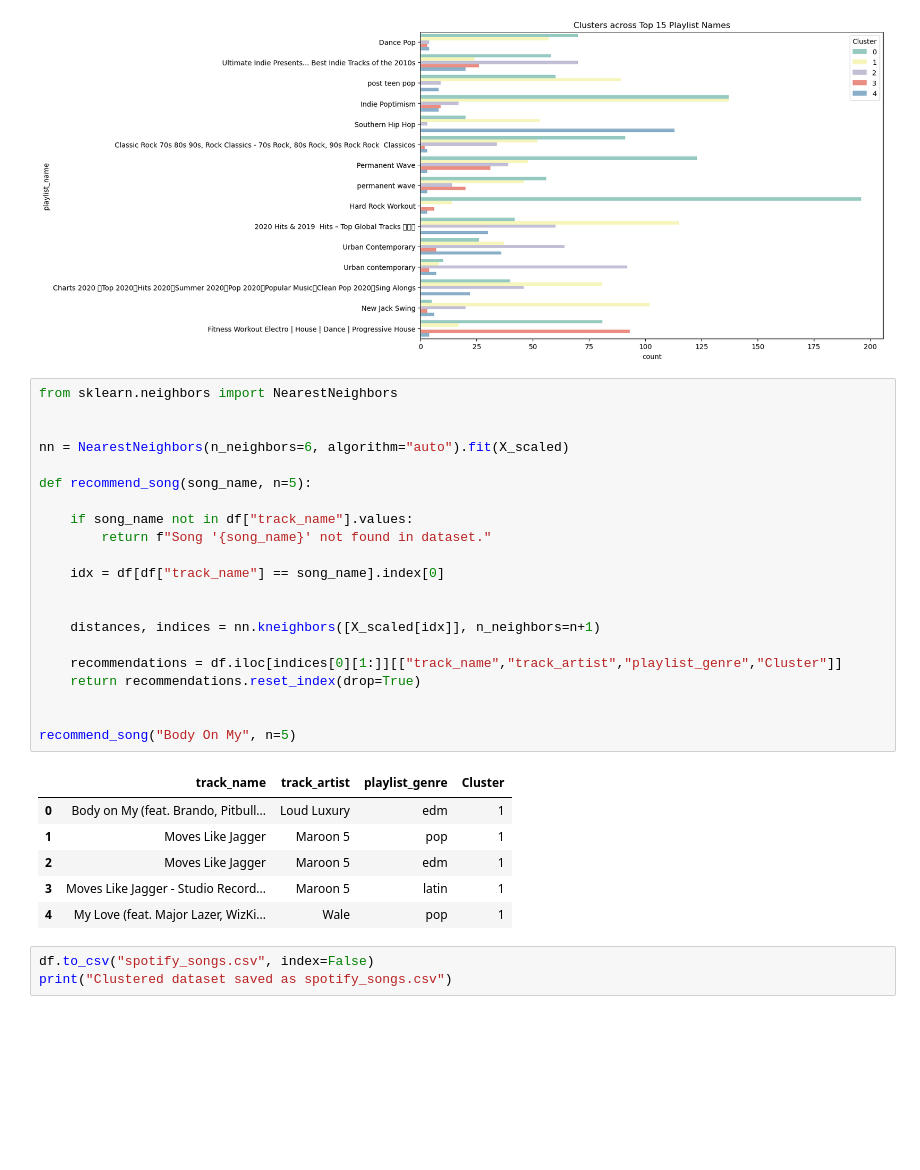
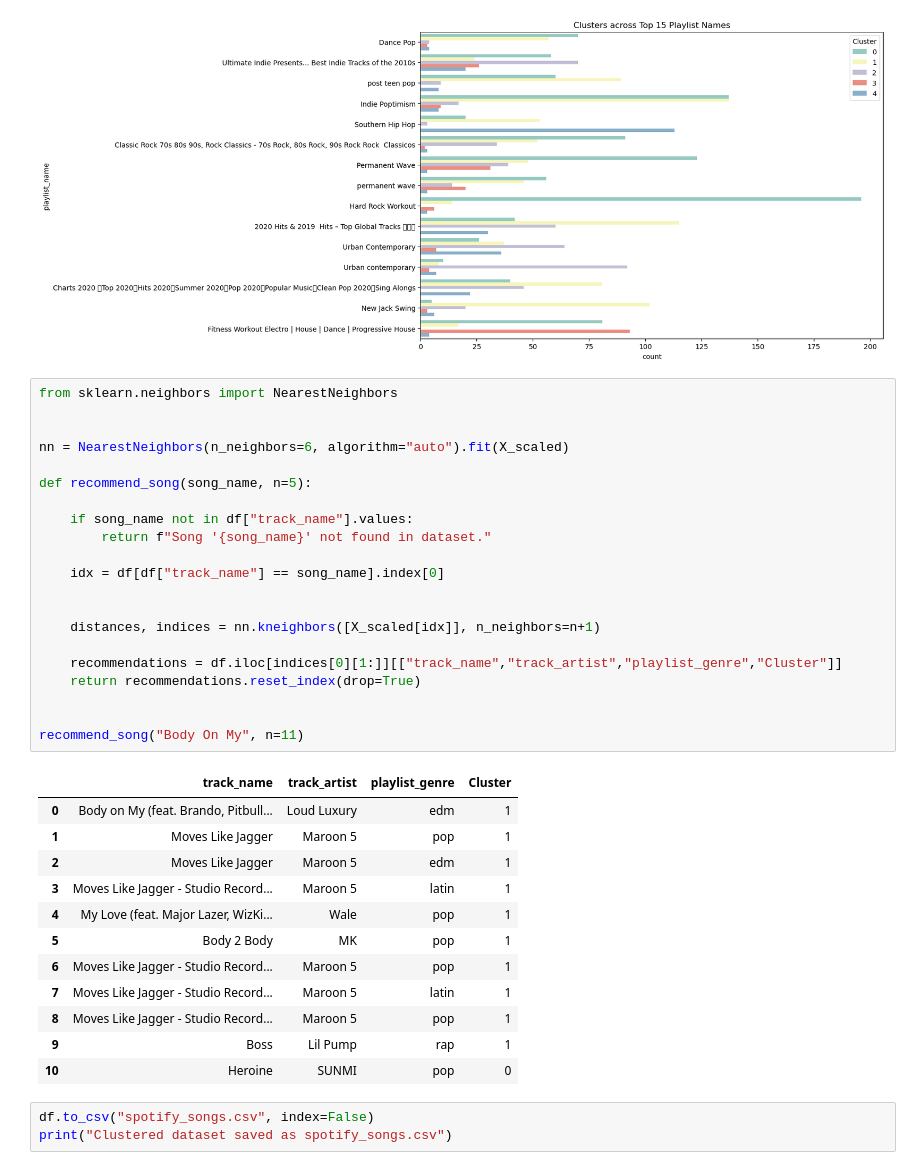
Before and after one commit to vinitaparab/Spotify-Genre-Segmentation, a Jupyter notebook: Spotify-Genre-Segmentation.ipynb, the cells around one changed output. Saved outputs shown, nothing was run; the diff lists cells and outputs as text; blank space fills up the shorter version.

```diff
--- a/Spotify-Genre-Segmentation.ipynb
+++ b/Spotify-Genre-Segmentation.ipynb
@@ -172,31 +184,37 @@ else:
 # %%
 from sklearn.neighbors import NearestNeighbors
 
 
 nn = NearestNeighbors(n_neighbors=6, algorithm="auto").fit(X_scaled)
 
 def recommend_song(song_name, n=5):
 
     if song_name not in df["track_name"].values:
         return f"Song '{song_name}' not found in dataset."
 
     idx = df[df["track_name"] == song_name].index[0]
 
 
     distances, indices = nn.kneighbors([X_scaled[idx]], n_neighbors=n+1)
 
     recommendations = df.iloc[indices[0][1:]][["track_name","track_artist","playlist_genre","Cluster"]]
     return recommendations.reset_index(drop=True)
 
 
-recommend_song("Body On My", n=5)
+recommend_song("Body On My", n=11)
 # %% [output]
 |  | track_name | track_artist | playlist_genre | Cluster |
 | 0 | Body on My (feat. Brando, Pitbull... | Loud Luxury | edm | 1 |
 | 1 | Moves Like Jagger | Maroon 5 | pop | 1 |
 | 2 | Moves Like Jagger | Maroon 5 | edm | 1 |
 | 3 | Moves Like Jagger - Studio Record... | Maroon 5 | latin | 1 |
 | 4 | My Love (feat. Major Lazer, WizKi... | Wale | pop | 1 |
+| 5 | Body 2 Body | MK | pop | 1 |
+| 6 | Moves Like Jagger - Studio Record... | Maroon 5 | pop | 1 |
+| 7 | Moves Like Jagger - Studio Record... | Maroon 5 | latin | 1 |
+| 8 | Moves Like Jagger - Studio Record... | Maroon 5 | pop | 1 |
+| 9 | Boss | Lil Pump | rap | 1 |
+| 10 | Heroine | SUNMI | pop | 0 |
 # %%
 df.to_csv("spotify_songs.csv", index=False)
 print("Clustered dataset saved as spotify_songs.csv")
```
Also changed, not shown: parts of 2 cells of this notebook.
